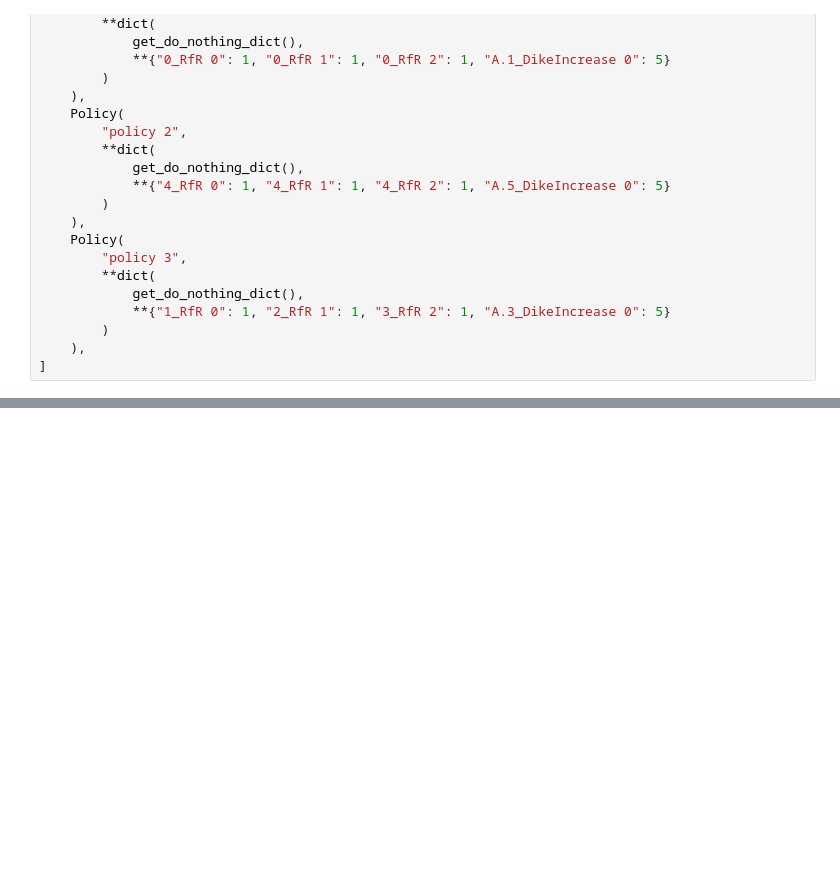
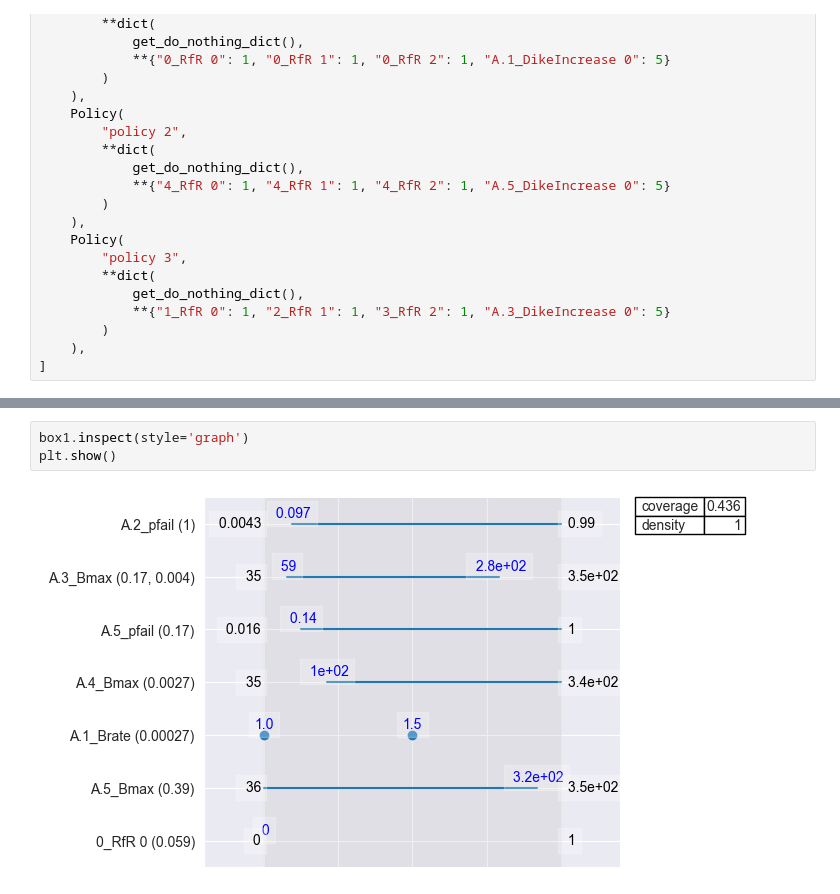
Before and after one commit to TanguiLG/Group13MBDM, a Jupyter notebook: Class Content/final assignment/PRIM.ipynb, the cells around one changed output, grey strips where cells are left out. Cells and saved outputs as stored; diff of their text form; blank space fills up the shorter version.

```diff
--- a/Class Content/final assignment/PRIM.ipynb
+++ b/Class Content/final assignment/PRIM.ipynb
@@ -81,0 +124,5 @@ plt.show()
+# %%
+box1.inspect(style='graph')
+plt.show()
+# %% [output]
+[figure, added]
```
Also changed, not shown: parts of 9 cells of this notebook, 2 other files.
